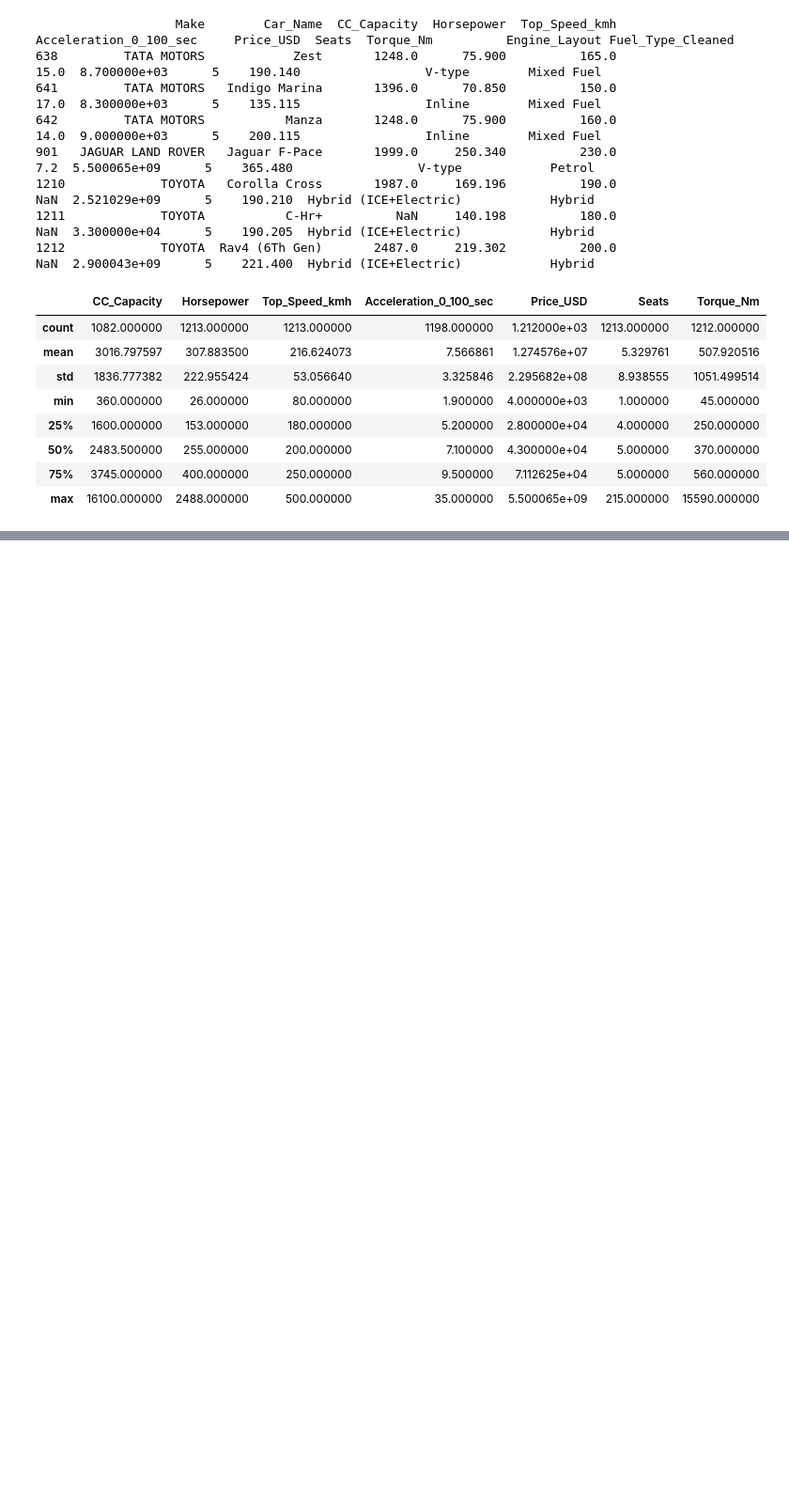
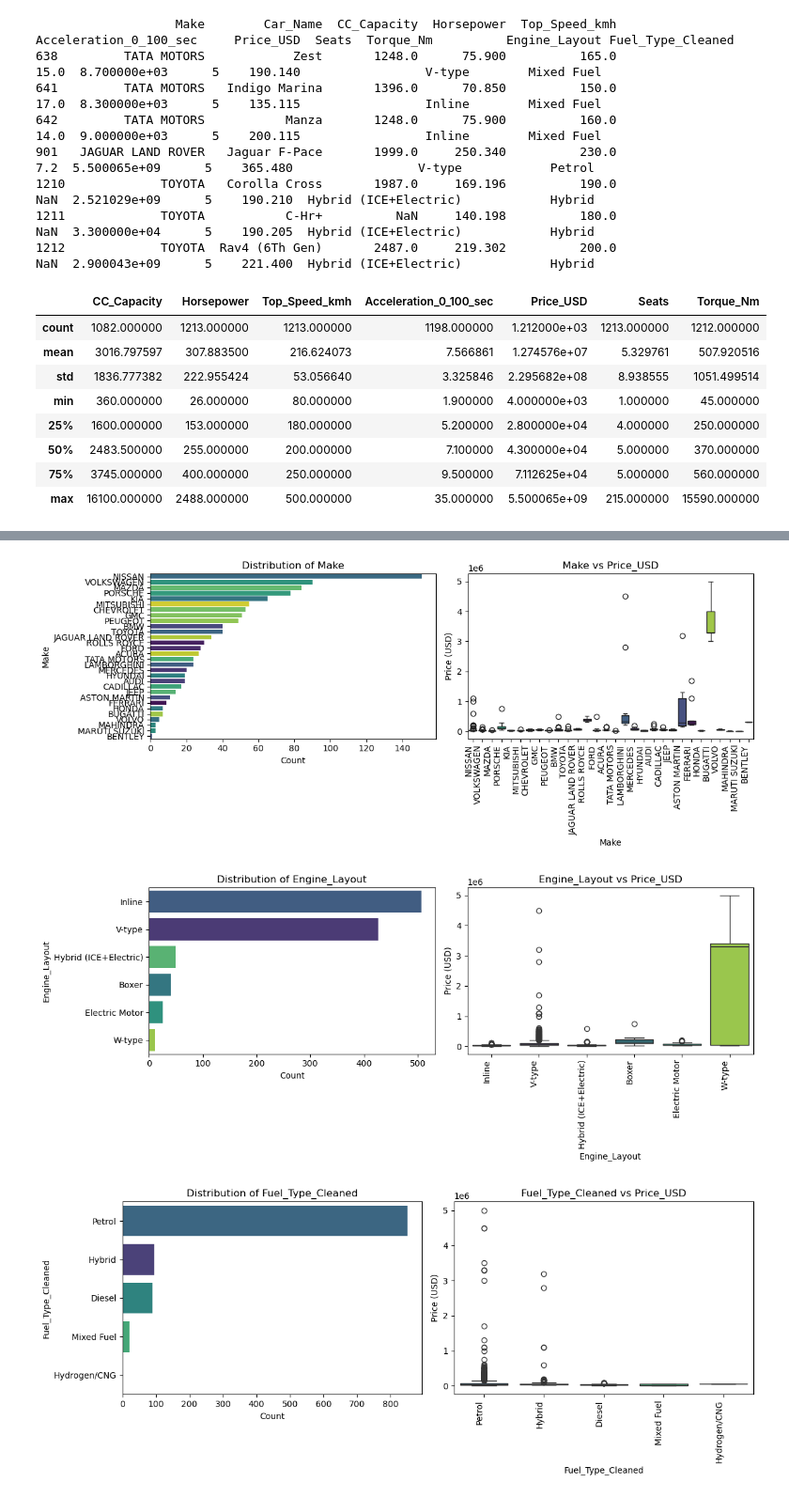
Before and after one commit to NganUyen/Cars, a Jupyter notebook: data_processing/Understand_data.ipynb, the cells around one changed output, grey strips where cells are left out. Shown at 94% size. Saved outputs shown, nothing was run; the diff lists cells and outputs as text; code cells hidden in the pictures; blank space fills up the shorter version.

```diff
--- a/data_processing/Understand_data.ipynb
+++ b/data_processing/Understand_data.ipynb
@@ -309,0 +397,30 @@ memory usage: 112.7+ KB
+# %%
+cols_to_plot = ['Make', 'Engine_Layout', 'Fuel_Type_Cleaned']
+
+for col in cols_to_plot:
+    plt.figure(figsize=(12, 5))
+
+    # Biểu đồ count
+    plt.subplot(1, 2, 1)
+    sns.countplot(y=col, data=data, order=data[col].value_counts().index,
+                  hue=col, legend=False, palette="viridis")
+    plt.title(f"Distribution of {col}")
+    plt.xlabel("Count")
+    plt.ylabel(col)
+
+    # Boxplot khi so sánh với giá
+    plt.subplot(1, 2, 2)
+    sns.boxplot(x=col, y="Price_USD", data=data,
+                order=data[col].value_counts().index,
+                hue=col, legend=False, palette="viridis")
+    plt.title(f"{col} vs Price_USD")
+    plt.ylabel("Price (USD)")
+    plt.xlabel(col)
+    plt.xticks(rotation=90, ha='right')
+
+    plt.tight_layout()
+    plt.show()
+# %% [output]
+[figure, added]
+[figure, added]
+[figure, added]
```
Also changed, not shown: parts of 16 cells of this notebook.
